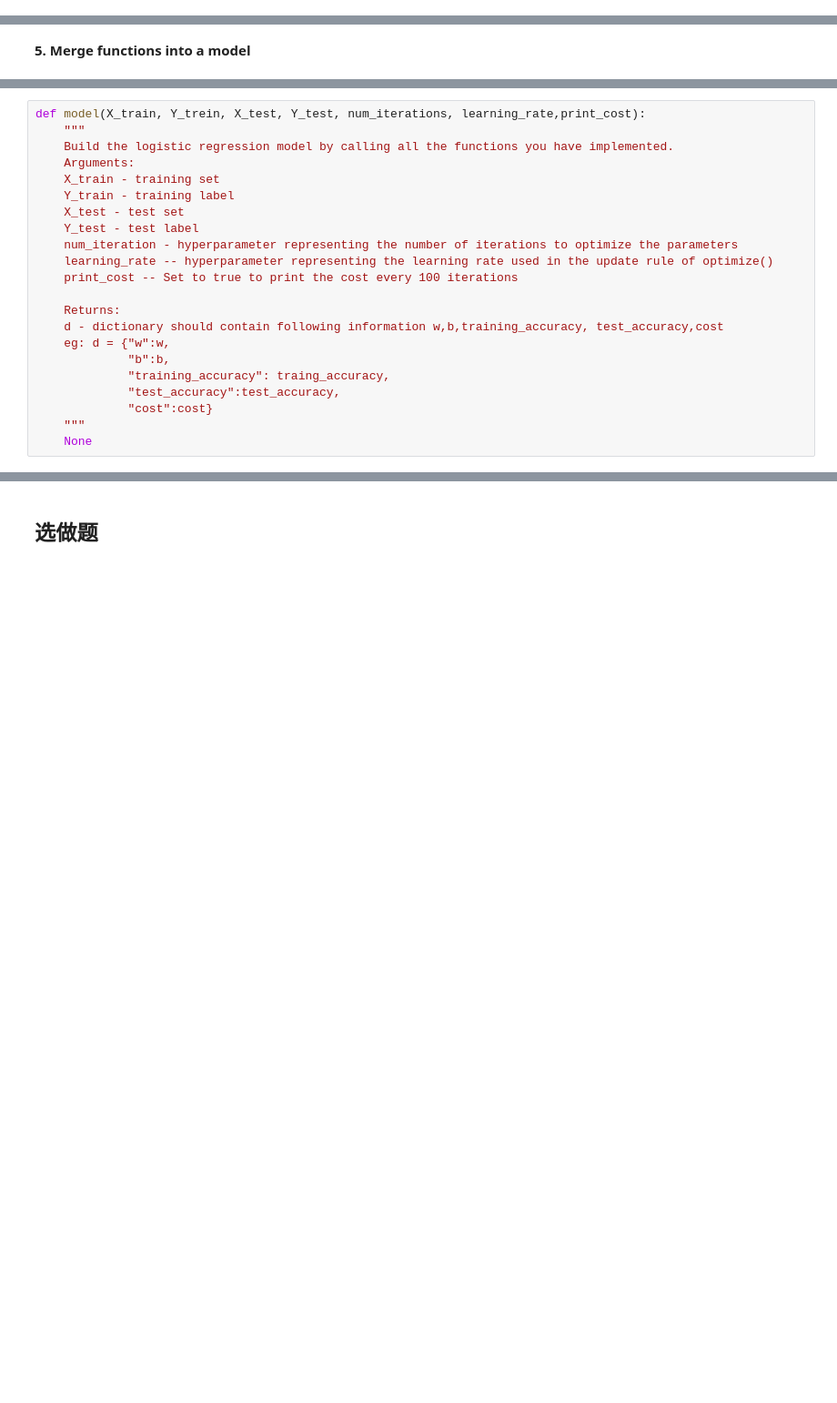
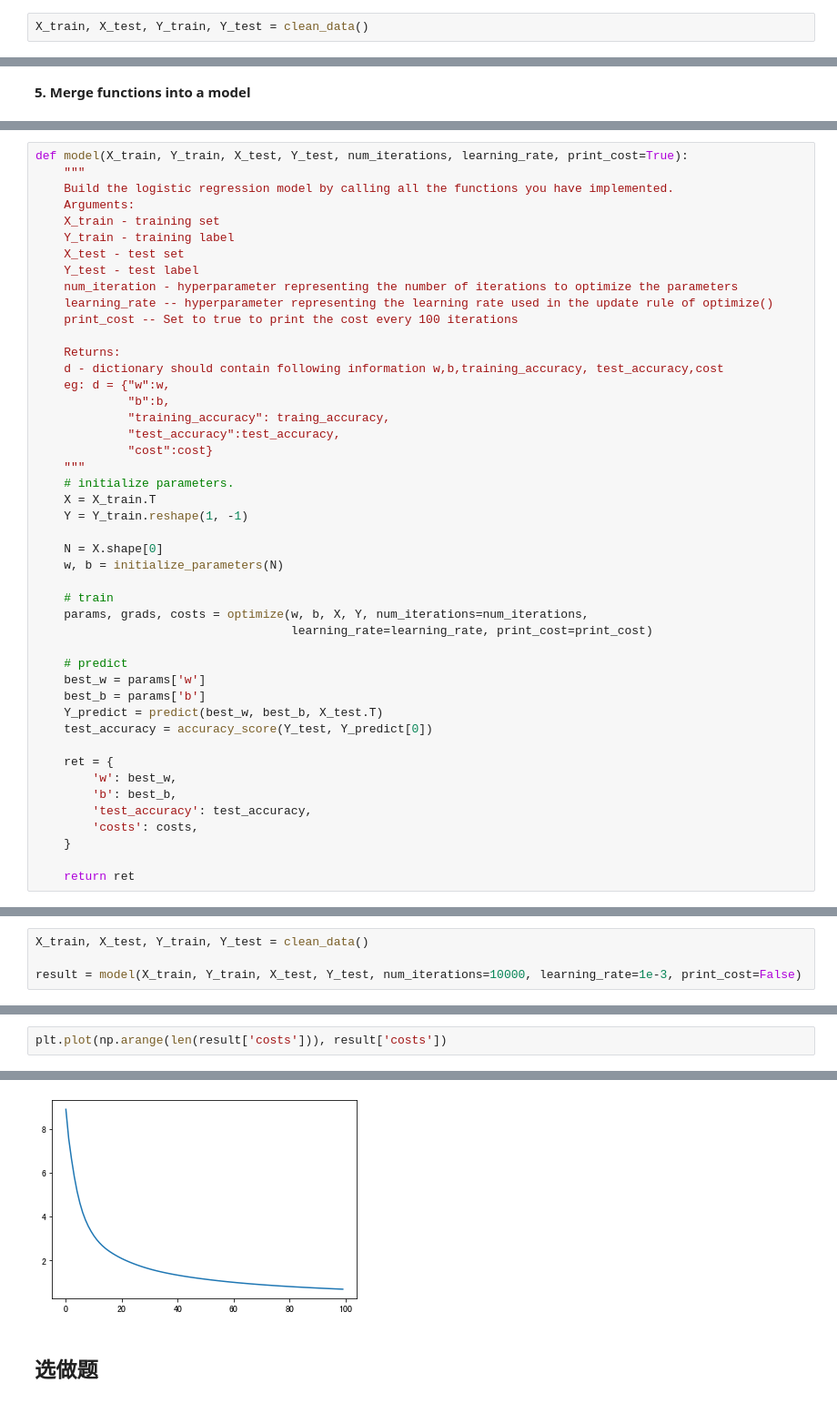
Before and after one commit to hotbaby/kkb, a Jupyter notebook: nlp-2019-autumn/lecture04/Assignment-04.ipynb, the cells around one changed output, grey strips where cells are left out. Shown: that part at 91% size. Cells and saved outputs as stored; diff of their text form; blank space fills up the shorter version.

```diff
--- a/nlp-2019-autumn/lecture04/Assignment-04.ipynb
+++ b/nlp-2019-autumn/lecture04/Assignment-04.ipynb
@@ -305,0 +345,2 @@ TODO
+# %%
+X_train, X_test, Y_train, Y_test = clean_data()
@@ -308,5 +361,5 @@ TODO
 # %%
-def model(X_train, Y_trein, X_test, Y_test, num_iterations, learning_rate,print_cost):
+def model(X_train, Y_train, X_test, Y_test, num_iterations, learning_rate, print_cost=True):
     """
     Build the logistic regression model by calling all the functions you have implemented.
     Arguments:
@@ -326,4 +379,28 @@ def model(X_train, Y_trein, X_test, Y_test, num_iterations, learning_rate,print_
              "test_accuracy":test_accuracy,
              "cost":cost}
     """
-    None
+    # initialize parameters.
+    X = X_train.T
+    Y = Y_train.reshape(1, -1)
+
+    N = X.shape[0]
+    w, b = initialize_parameters(N)
+
+    # train
+    params, grads, costs = optimize(w, b, X, Y, num_iterations=num_iterations,
+                                    learning_rate=learning_rate, print_cost=print_cost)
+
+    # predict
+    best_w = params['w']
+    best_b = params['b']
+    Y_predict = predict(best_w, best_b, X_test.T)
+    test_accuracy = accuracy_score(Y_test, Y_predict[0])
+
+    ret = {
+        'w': best_w,
+        'b': best_b,
+        'test_accuracy': test_accuracy,
+        'costs': costs,
+    }
+
+    return ret
@@ -331,0 +407,4 @@ TODO
+# %%
+X_train, X_test, Y_train, Y_test = clean_data()
+
+result = model(X_train, Y_train, X_test, Y_test, num_iterations=10000, learning_rate=1e-3, print_cost=False)
@@ -331,0 +415,3 @@ TODO
+# %%
+plt.plot(np.arange(len(result['costs'])), result['costs'])
+# %% [output]
@@ -332,3 +419,4 @@ TODO
+[figure, added]
 # %% [markdown]
 ## 选做题
 # %% [markdown]
```
Also changed, not shown: parts of 26 cells of this notebook.
